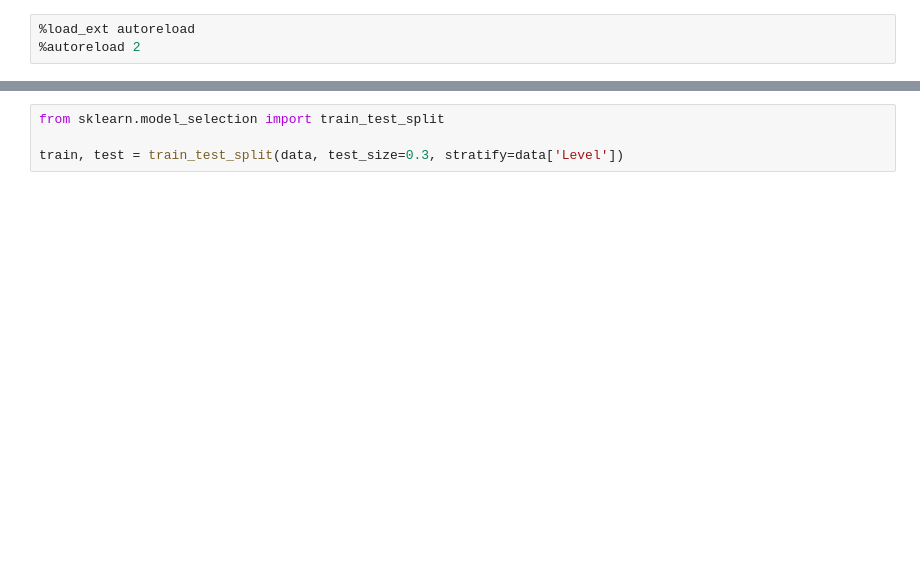
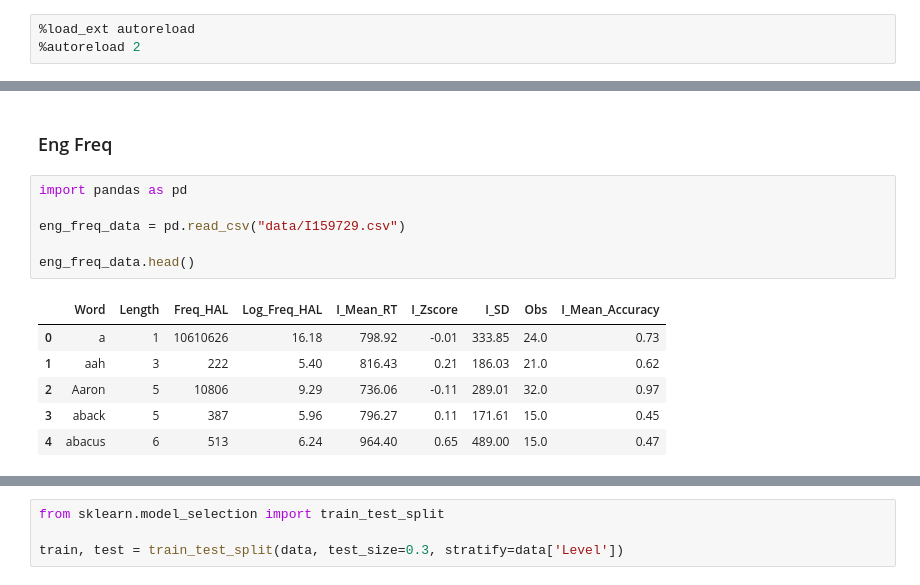
Before and after one commit to TerbiumTB/BilingulalTest, a Jupyter notebook: lemma_level_lang/training.ipynb, the cells around one changed output, grey strips where cells are left out. Saved outputs shown, nothing was run; the diff lists cells and outputs as text; blank space fills up the shorter version.

```diff
--- a/lemma_level_lang/training.ipynb
+++ b/lemma_level_lang/training.ipynb
@@ -42,3 +46,18 @@ data[cefr=="C2"]
 | 52134 | ящерка | s | 0.4 | 27 | 82 | 33 | RU | C2 |
 | 52137 | ящур | s | 0.5 | 23 | 62 | 23 | RU | C2 |
 14087 rows × 8 columns
+# %% [markdown]
+### Eng Freq
+# %%
+import pandas as pd
+
+eng_freq_data = pd.read_csv("data/I159729.csv")
+
+eng_freq_data.head()
+# %% [output]
+|  | Word | Length | Freq_HAL | Log_Freq_HAL | I_Mean_RT | I_Zscore | I_SD | Obs | I_Mean_Accuracy |
+| 0 | a | 1 | 10610626 | 16.18 | 798.92 | -0.01 | 333.85 | 24.0 | 0.73 |
+| 1 | aah | 3 | 222 | 5.40 | 816.43 | 0.21 | 186.03 | 21.0 | 0.62 |
+| 2 | Aaron | 5 | 10806 | 9.29 | 736.06 | -0.11 | 289.01 | 32.0 | 0.97 |
+| 3 | aback | 5 | 387 | 5.96 | 796.27 | 0.11 | 171.61 | 15.0 | 0.45 |
+| 4 | abacus | 6 | 513 | 6.24 | 964.40 | 0.65 | 489.00 | 15.0 | 0.47 |
```
Also changed, not shown: parts of 36 cells of this notebook, 8 other files.
